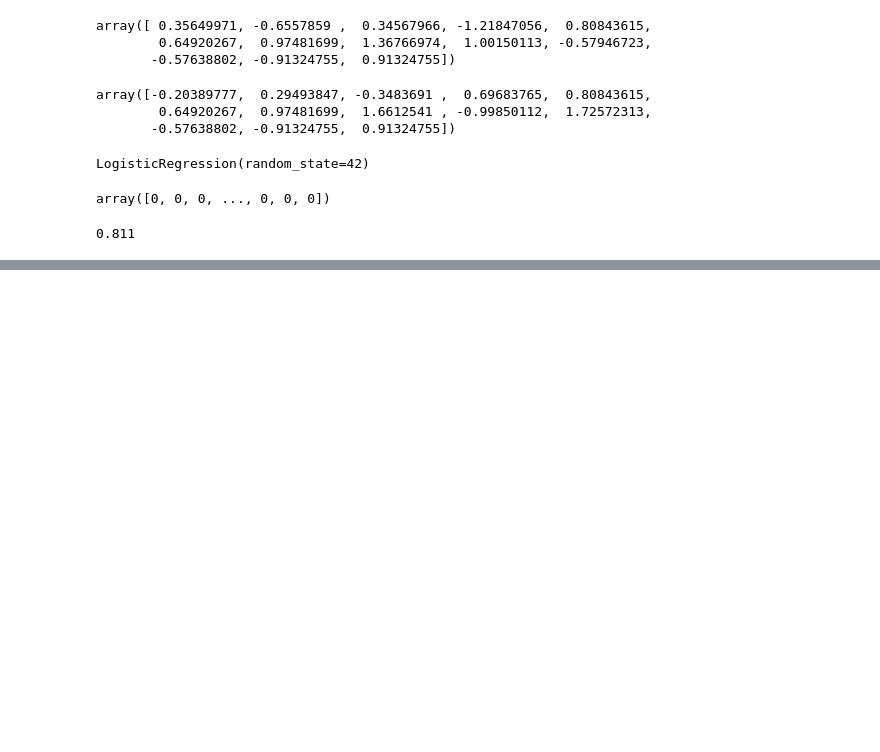
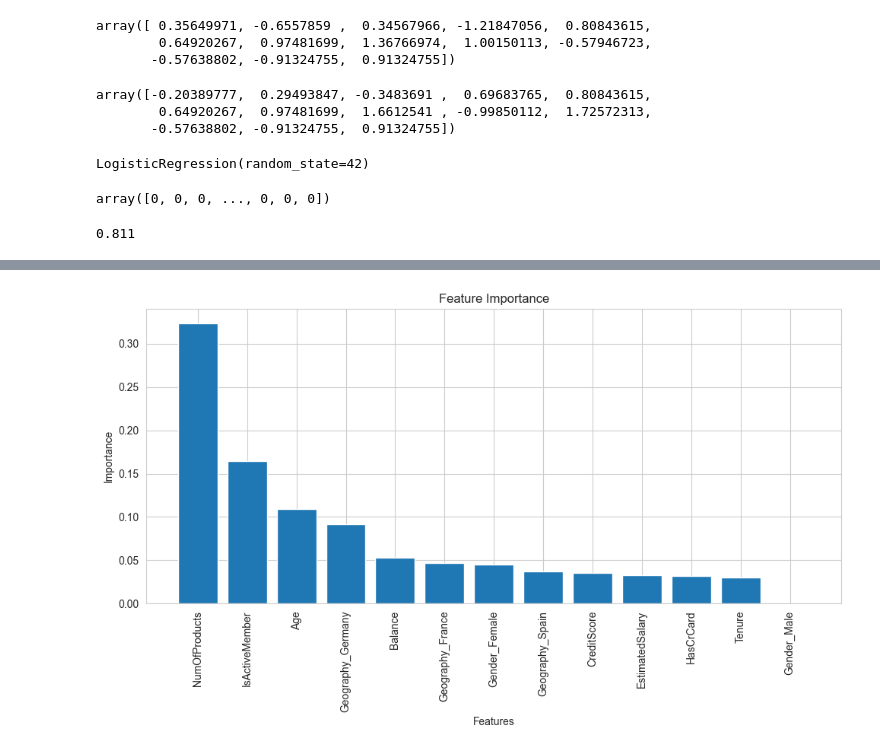
Before and after one commit to IntermediaDesigns/ai-customer-churn-prediction, a Jupyter notebook: churn.ipynb, the cells around one changed output, grey strips where cells are left out. Drawn from its saved outputs; the diff is of its cells as text; code cells hidden in the pictures; blank space fills up the shorter version.

Commit message:
Enhance churn analysis notebook with additional visualizations and execution count updates

```diff
--- a/churn.ipynb
+++ b/churn.ipynb
@@ -274,0 +277,3 @@ Model saved to svm_model.pkl
+# %%
+feature_importances = xgb_model.feature_importances_
+feature_names = features.columns
@@ -274,0 +293,2 @@ Model saved to svm_model.pkl
+# %%
+feature_importances_df = pd.DataFrame({'feature': feature_names, 'importance': feature_importances})
@@ -274,0 +312,2 @@ Model saved to svm_model.pkl
+# %%
+feature_importances_df = feature_importances_df.sort_values(by='importance', ascending=False)
@@ -274,0 +331,11 @@ Model saved to svm_model.pkl
+# %%
+plt.figure(figsize=(10, 6))
+plt.bar(feature_importances_df['feature'], feature_importances_df['importance'])
+plt.xticks(rotation=90)
+plt.xlabel('Features')
+plt.ylabel('Importance')
+plt.title('Feature Importance')
+plt.tight_layout()
+plt.show()
+# %% [output]
+[figure, added]
```
Also changed, not shown: parts of 6 cells of this notebook.
